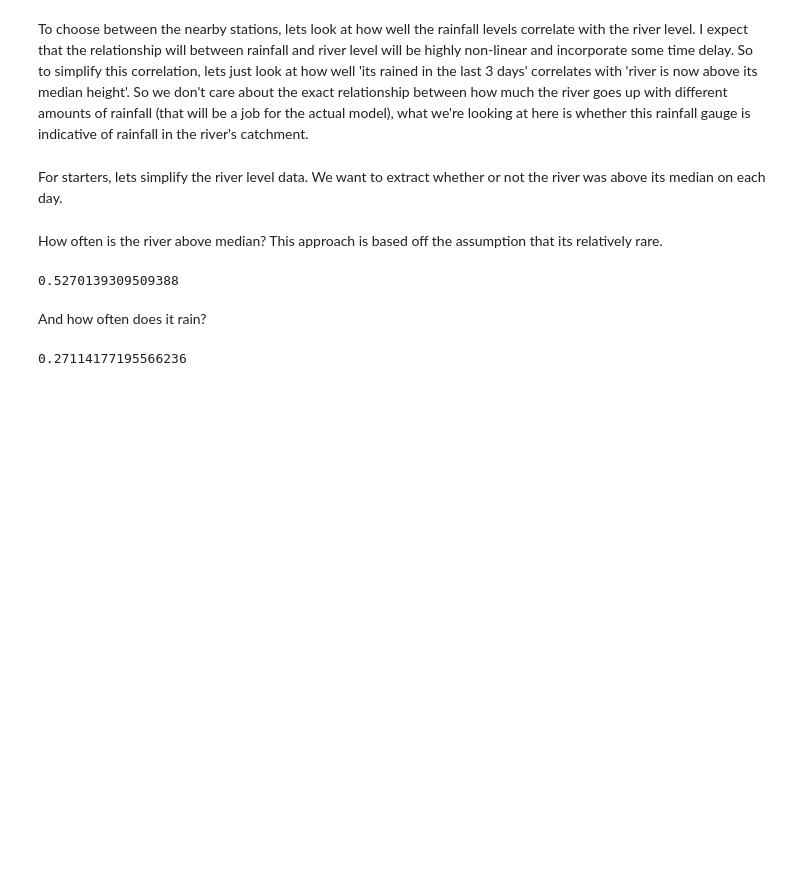
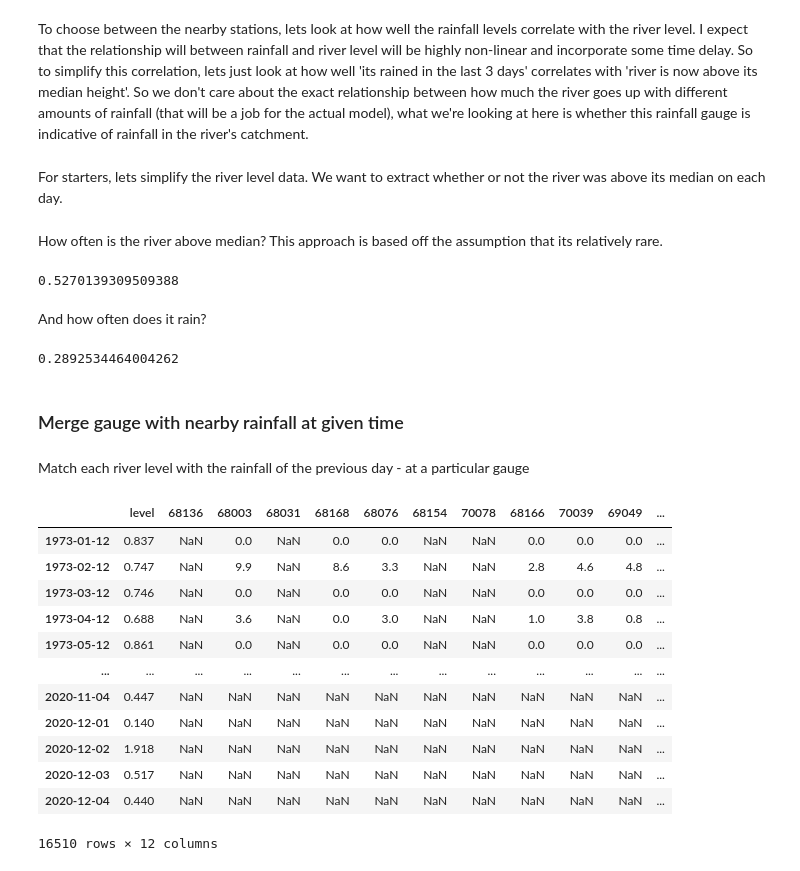
Before and after one commit to jemmaherbert/river-level-predictions, a Jupyter notebook: example_river.ipynb, the cells around one changed output. Cells and saved outputs as stored; diff of their text form; code cells hidden in the pictures; blank space fills up the shorter version.

```diff
--- a/example_river.ipynb
+++ b/example_river.ipynb
@@ -184,6 +189,7 @@ median_level = df_levels.level.median()
 How often is the river above median? This approach is based off the assumption that its relatively rare.
 # %%
 df_levels_max_daily = df_levels.groupby(df_levels.index.date).max()
+df_levels_max_daily.index = pd.to_datetime(df_levels_max_daily.index)
 # %%
 n_days = len(df_levels_max_daily)
 n_days_above_median = len(df_levels_max_daily[df_levels_max_daily['level']>median_level])
@@ -193,9 +199,14 @@ n_days_above_median / n_days
 # %% [markdown]
 And how often does it rain?
 # %%
+nearest_station_id = get_id_nth_nearest_station(lat, lon, df_stations, 1)
 rainfall_at_nearest = df_rainfall.loc[nearest_station_id]
 n_days = len(rainfall_at_nearest)
 n_rainy_days = len(rainfall_at_nearest[rainfall_at_nearest.rainfall>0])
 n_rainy_days/n_days
 # %% [output]
-0.27114177195566236
+0.2892534464004262
+# %% [markdown]
+### Merge gauge with nearby rainfall at given time
+# %% [markdown]
+Match each river level with the rainfall of the previous day - at a particular gauge
@@ -201,0 +218,24 @@ n_rainy_days/n_days
+# %%
+df_kang = df_levels_max_daily
+nearest_station_ids = [get_id_nth_nearest_station(lat, lon, df_stations, i) for i in range(10)]
+nearest_station_ids.append(get_id_nth_nearest_station(lat, lon, df_stations, -1))
+for nth_nearest_station_id in nearest_station_ids:
+    rainfall_at_nearest = get_rainfall_at_station(df_rainfall, nth_nearest_station_id)
+
+    df_kang = pd.merge(df_kang, rainfall_at_nearest['rainfall'], left_index=True, right_index=True, how='left')
+    df_kang = df_kang.rename(columns={'rainfall': nth_nearest_station_id})
+df_kang
+# %% [output]
+|  | level | 68136 | 68003 | 68031 | 68168 | 68076 | 68154 | 70078 | 68166 | 70039 | 69049 | ... |
+| 1973-01-12 | 0.837 | NaN | 0.0 | NaN | 0.0 | 0.0 | NaN | NaN | 0.0 | 0.0 | 0.0 | ... |
+| 1973-02-12 | 0.747 | NaN | 9.9 | NaN | 8.6 | 3.3 | NaN | NaN | 2.8 | 4.6 | 4.8 | ... |
+| 1973-03-12 | 0.746 | NaN | 0.0 | NaN | 0.0 | 0.0 | NaN | NaN | 0.0 | 0.0 | 0.0 | ... |
+| 1973-04-12 | 0.688 | NaN | 3.6 | NaN | 0.0 | 3.0 | NaN | NaN | 1.0 | 3.8 | 0.8 | ... |
+| 1973-05-12 | 0.861 | NaN | 0.0 | NaN | 0.0 | 0.0 | NaN | NaN | 0.0 | 0.0 | 0.0 | ... |
+| ... | ... | ... | ... | ... | ... | ... | ... | ... | ... | ... | ... | ... |
+| 2020-11-04 | 0.447 | NaN | NaN | NaN | NaN | NaN | NaN | NaN | NaN | NaN | NaN | ... |
+| 2020-12-01 | 0.140 | NaN | NaN | NaN | NaN | NaN | NaN | NaN | NaN | NaN | NaN | ... |
+| 2020-12-02 | 1.918 | NaN | NaN | NaN | NaN | NaN | NaN | NaN | NaN | NaN | NaN | ... |
+| 2020-12-03 | 0.517 | NaN | NaN | NaN | NaN | NaN | NaN | NaN | NaN | NaN | NaN | ... |
+| 2020-12-04 | 0.440 | NaN | NaN | NaN | NaN | NaN | NaN | NaN | NaN | NaN | NaN | ... |
+16510 rows × 12 columns
```
Also changed, not shown: parts of 10 cells of this notebook.
